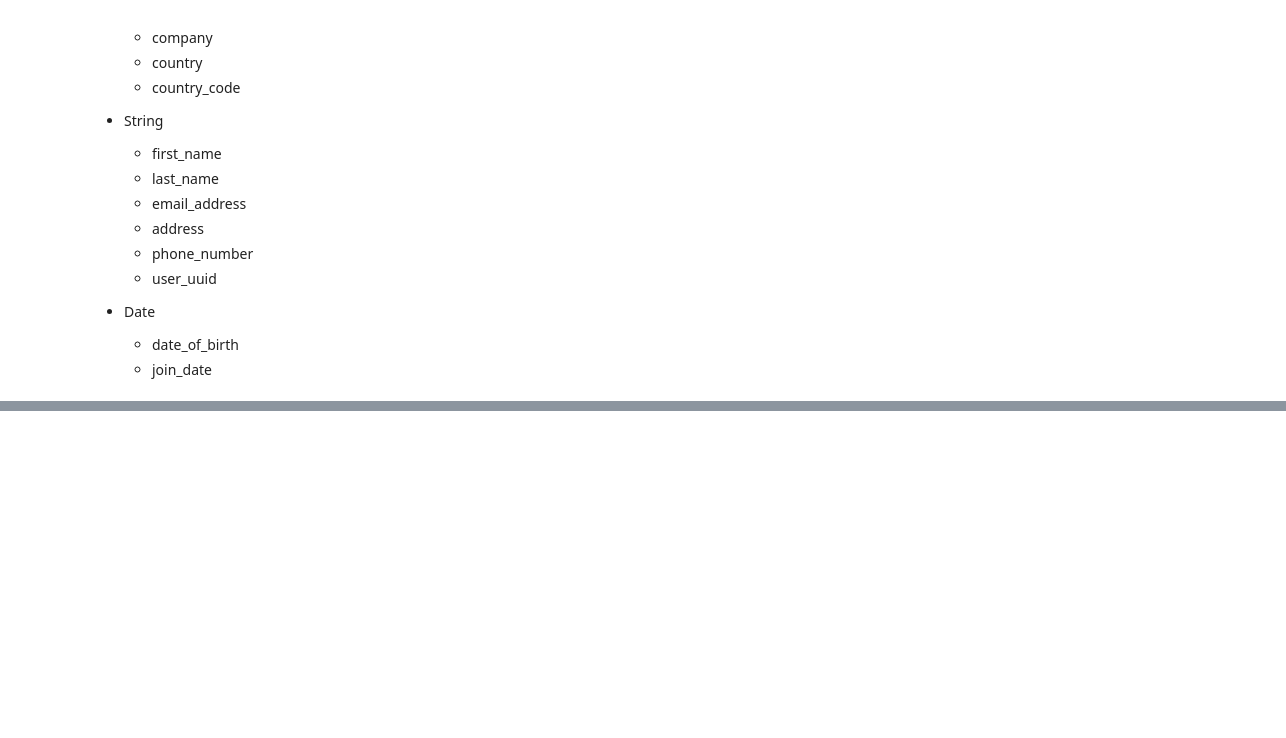
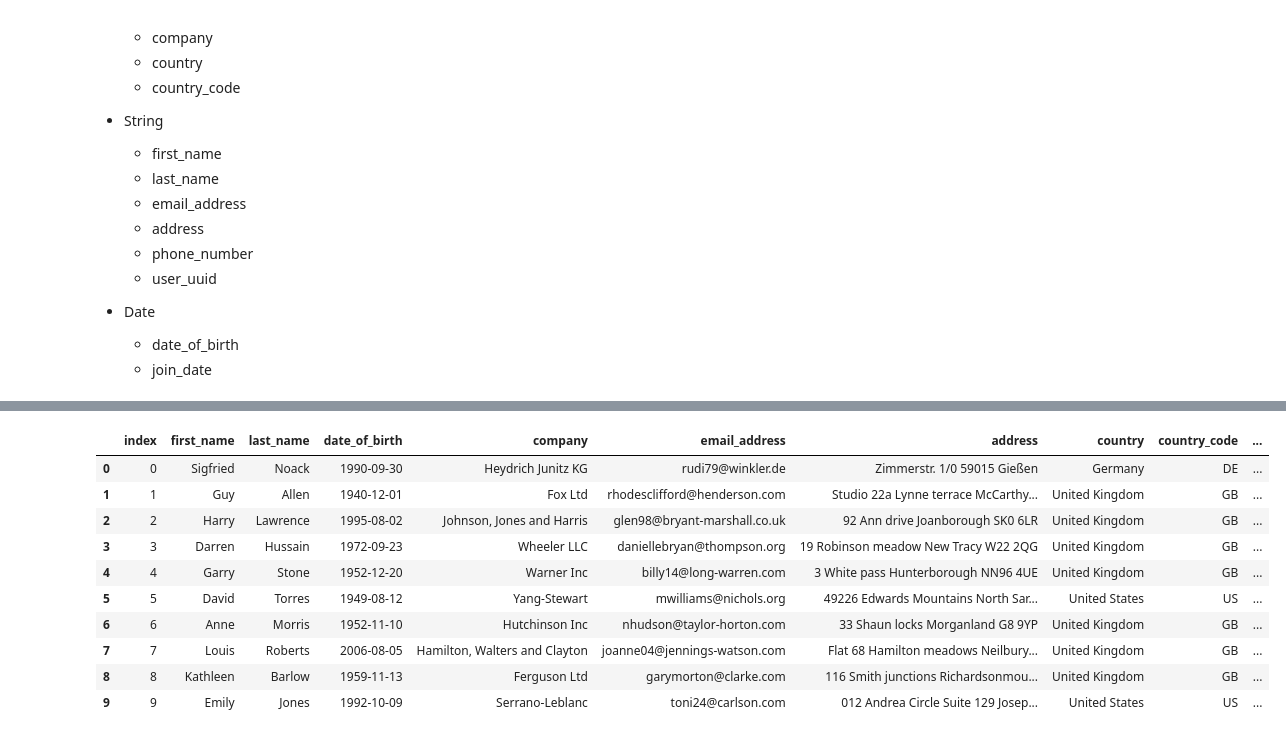
Before and after one commit to zanderace/multinational-retail-data-centralisation, a Jupyter notebook: data_cleaning.ipynb, the cells around one changed output, grey strips where cells are left out. Cells and saved outputs as stored; diff of their text form; code cells hidden in the pictures; blank space fills up the shorter version.

```diff
--- a/data_cleaning.ipynb
+++ b/data_cleaning.ipynb
@@ -90,0 +171,15 @@ legacy_users[["company","address"]].head()
+# %%
+legacy_users_drop = legacy_users.replace("GGB","GB")
+legacy_users_drop.head(10)
+# %% [output]
+|  | index | first_name | last_name | date_of_birth | company | email_address | address | country | country_code | ... |
+| 0 | 0 | Sigfried | Noack | 1990-09-30 | Heydrich Junitz KG | rudi79@winkler.de | Zimmerstr. 1/0 59015 Gießen | Germany | DE | ... |
+| 1 | 1 | Guy | Allen | 1940-12-01 | Fox Ltd | rhodesclifford@henderson.com | Studio 22a Lynne terrace McCarthy... | United Kingdom | GB | ... |
+| 2 | 2 | Harry | Lawrence | 1995-08-02 | Johnson, Jones and Harris | glen98@bryant-marshall.co.uk | 92 Ann drive Joanborough SK0 6LR | United Kingdom | GB | ... |
+| 3 | 3 | Darren | Hussain | 1972-09-23 | Wheeler LLC | daniellebryan@thompson.org | 19 Robinson meadow New Tracy W22 2QG | United Kingdom | GB | ... |
+| 4 | 4 | Garry | Stone | 1952-12-20 | Warner Inc | billy14@long-warren.com | 3 White pass Hunterborough NN96 4UE | United Kingdom | GB | ... |
+| 5 | 5 | David | Torres | 1949-08-12 | Yang-Stewart | mwilliams@nichols.org | 49226 Edwards Mountains North Sar... | United States | US | ... |
+| 6 | 6 | Anne | Morris | 1952-11-10 | Hutchinson Inc | nhudson@taylor-horton.com | 33 Shaun locks Morganland G8 9YP | United Kingdom | GB | ... |
+| 7 | 7 | Louis | Roberts | 2006-08-05 | Hamilton, Walters and Clayton | joanne04@jennings-watson.com | Flat 68 Hamilton meadows Neilbury... | United Kingdom | GB | ... |
+| 8 | 8 | Kathleen | Barlow | 1959-11-13 | Ferguson Ltd | garymorton@clarke.com | 116 Smith junctions Richardsonmou... | United Kingdom | GB | ... |
+| 9 | 9 | Emily | Jones | 1992-10-09 | Serrano-Leblanc | toni24@carlson.com | 012 Andrea Circle Suite 129 Josep... | United States | US | ... |
```
Also changed, not shown: parts of 10 cells of this notebook.
